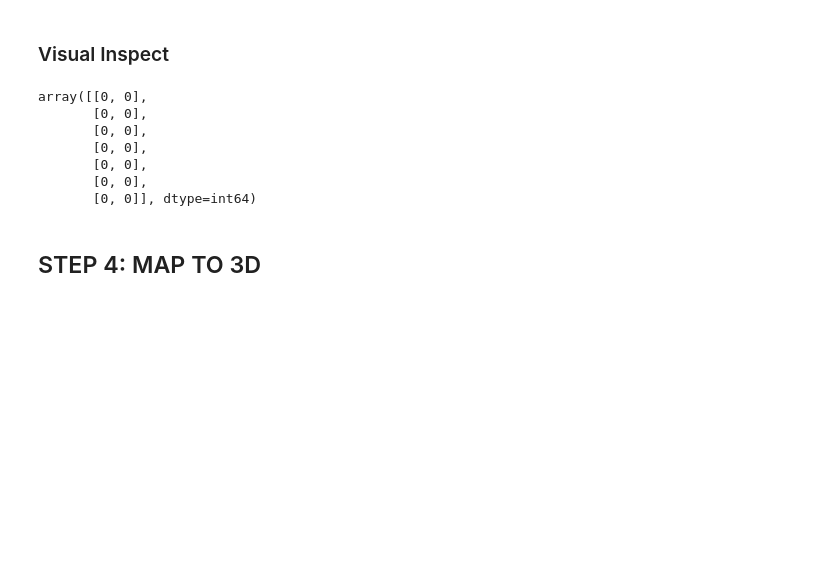
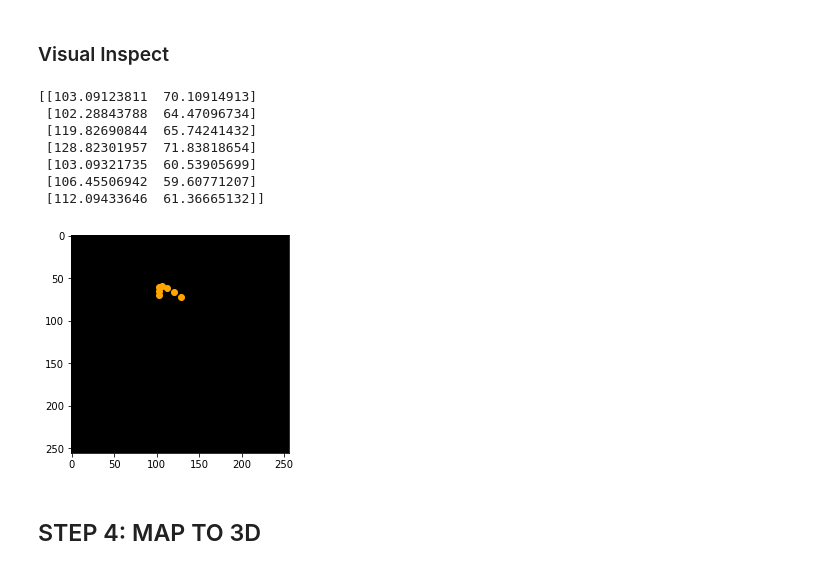
Before and after one commit to mvinet99/BrainReg, a Jupyter notebook: Pipeline.ipynb, the cells around one changed output. Drawn from its saved outputs; the diff is of its cells as text; code cells hidden in the pictures; blank space fills up the shorter version.

Commit message:
update fluoro_ct_alignment

```diff
--- a/Pipeline.ipynb
+++ b/Pipeline.ipynb
@@ -127,16 +145,19 @@ fluoro_ct_alignment.py successfully executed.
 # %% [markdown]
 ### Visual Inspect
 # %%
-# For now, display aligned coordinate values. In future, will display coordinates superimposed with fluoro and CT slice images
-aligned_coords
+# Display aligned electrode coordinates on blank image space
+plt.imshow(np.zeros([256,256]),cmap='gray')
+plt.scatter(aligned_coords[:,0],aligned_coords[:,1],color='orange')
+print(aligned_coords)
 # %% [output]
-array([[0, 0],
-       [0, 0],
-       [0, 0],
-       [0, 0],
-       [0, 0],
-       [0, 0],
-       [0, 0]], dtype=int64)
+[[103.09123811  70.10914913]
+ [102.28843788  64.47096734]
+ [119.82690844  65.74241432]
+ [128.82301957  71.83818654]
+ [103.09321735  60.53905699]
+ [106.45506942  59.60771207]
+ [112.09433646  61.36665132]]
+[figure, added]
 # %% [markdown]
 ## STEP 4: MAP TO 3D
 # %%
```
Also changed, not shown: parts of 6 cells of this notebook.
